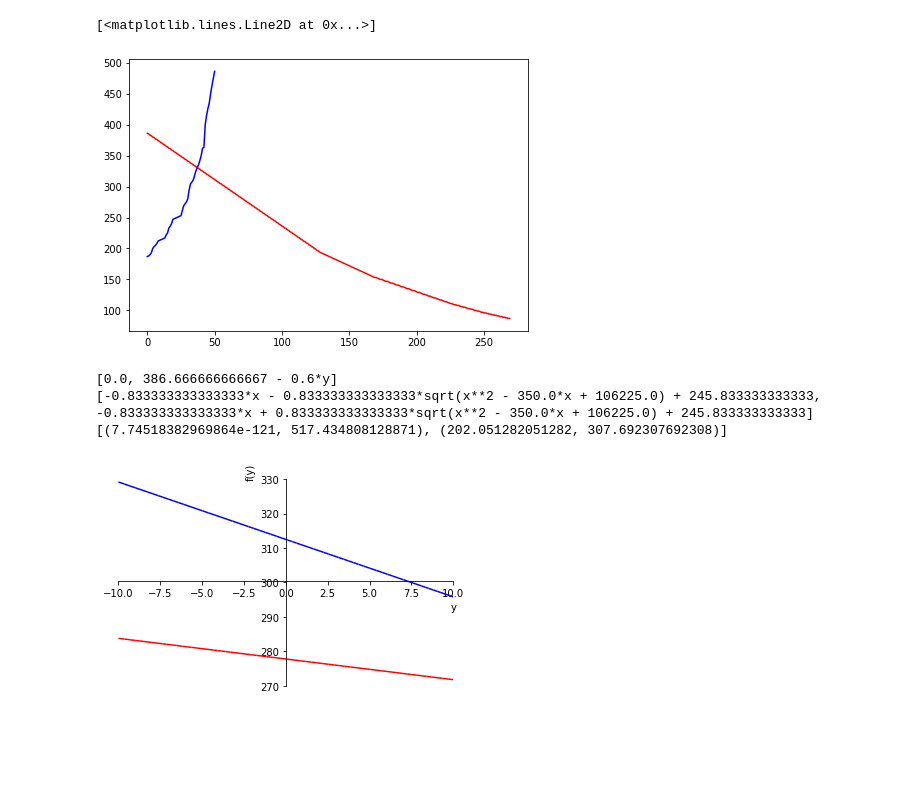
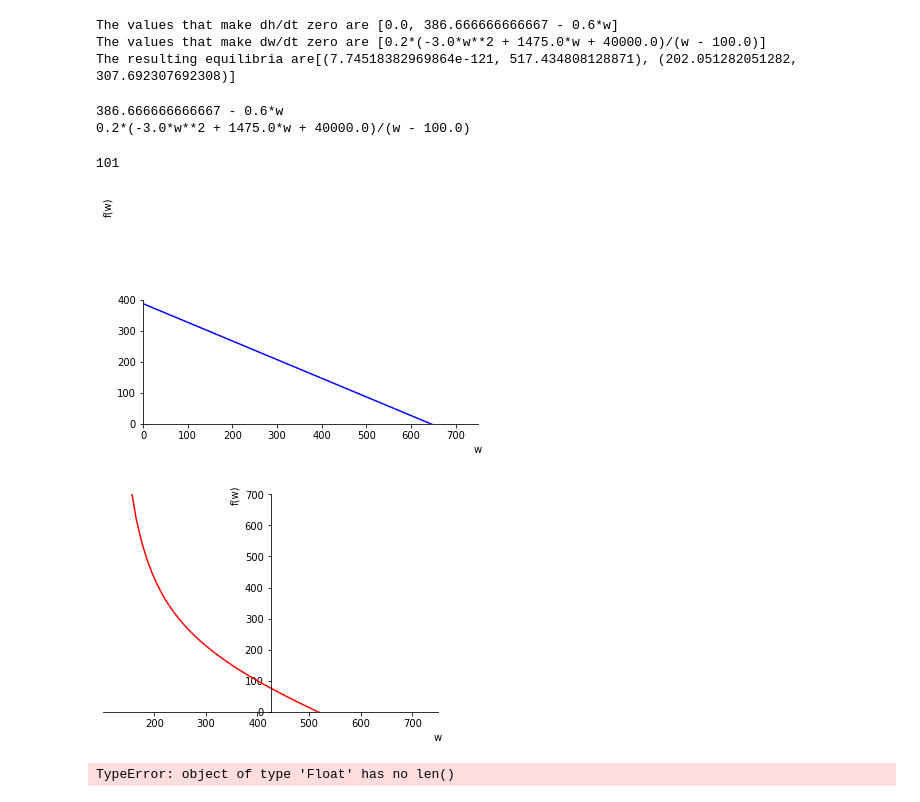
Before and after one commit to o-chandra/stable-states, a Jupyter notebook: Fire Vegetation Model All.ipynb, the cells around one changed output. Saved outputs shown, nothing was run; the diff lists cells and outputs as text; code cells hidden in the pictures; blank space fills up the shorter version.

Commit message:
update to fire veg model
got nullcline generation in sympy working

```diff
--- a/Fire Vegetation Model All.ipynb
+++ b/Fire Vegetation Model All.ipynb
@@ -33,7 +33,7 @@ a=0.5;
 #Scenario B: w_in=500 > beta
 #Scenario C: w_in =750 >> beta
 
-scenario="C"
+scenario="B"
 # %%
 #Define scenario and resulting win (water in), ws, wt parameters (rate of water recharge)
 if (scenario=="A"):
@@ -41,7 +41,7 @@ if (scenario=="A"):
 elif (scenario=="B"):
      win=500
 elif (scenario=="C"):
-        win=700
+        win=750
 
 def ws(alpha,beta,win):
     if win>beta:
@@ -146,46 +117,56 @@ find_h_nullclines(500,500)
-# %%
-#plot nullclines
-
-fig = plt.figure(figsize=(15,5))
-fig.subplots_adjust(wspace = 0.1, hspace = 0.3)
-ax3 = fig.add_subplot(1,2,1)
-
-ax3.plot(null_h, 'r-', label='h nullcline')
-ax3.plot(null_w, 'b-', label='w nullcline')
-# %% [output]
-[<matplotlib.lines.Line2D at 0x...>]
-[figure, removed]
 # %%
 #finding fixed points symbolically
 import sympy as sm
 # define the system in this way--assuming positive phase space only
-# to avoid interference h= x (grass) and w = y (wood)
-x, y = sm.symbols('x, y', negative=False)
-xdot = rh*wt*(x)/(x+u*y+p*ws)-dh*x
-ydot = rw*(wt*(u*y)/(x+u*y+p*ws)+ws)-dw*y
+h, w = sm.symbols('h, w', negative=False)
+hdot = rh*wt*(h)/(h+u*w+p*ws)-dh*h
+wdot = rw*(wt*(u*w)/(h+u*w+p*ws)+ws)-dw*w
+
+
 
 # use sympy's way of setting equations to zero
-xdotEqual = sm.Eq(xdot, 0)
-ydotEqual = sm.Eq(ydot, 0)
+hdotEqual = sm.Eq(hdot, 0)
+wdotEqual = sm.Eq(wdot, 0)
 
 # compute fixed points
-null_h_dot= sm.solve(xdotEqual,x)
-null_w_dot=sm.solve(ydotEqual,y)
-equilibria = sm.solve( (xdotEqual, ydotEqual), x, y )
-print(null_h_dot)
-print(null_w_dot)
-print(equilibria)
+null_h_dot= sm.solve(hdotEqual,h)
+null_w_dot=sm.solve(wdotEqual,h)
+equilibria = sm.solve( (hdotEqual, wdotEqual), h, w )
+print("The values that make dh/dt zero are "+str(null_h_dot)) #where dhdt=0
+print("The values that make dw/dt zero are "+str(null_w_dot)) #where dwdt=0
+print("The resulting equilibria are" +str(equilibria)) #where nullclines intersect
 # %% [output]
-[0.0, 386.666666666667 - 0.6*y]
-[-0.833333333333333*x - 0.833333333333333*sqrt(x**2 - 350.0*x + 106225.0) + 245.833333333333, -0.833333333333333*x + 0.833333333333333*sqrt(x**2 - 350.0*x + 106225.0) + 245.833333333333]
-[(7.74518382969864e-121, 517.434808128871), (202.051282051282, 307.692307692308)]
+The values that make dh/dt zero are [0.0, 386.666666666667 - 0.6*w]
+The values that make dw/dt zero are [0.2*(-3.0*w**2 + 1475.0*w + 40000.0)/(w - 100.0)]
+The resulting equilibria are[(7.74518382969864e-121, 517.434808128871), (202.051282051282, 307.692307692308)]
+# %%
+h_nullcline=null_h_dot[1]
+w_nullcline=null_w_dot[0]
+
+print(h_nullcline)
+print(w_nullcline)
+# %% [output]
+386.666666666667 - 0.6*w
+0.2*(-3.0*w**2 + 1475.0*w + 40000.0)/(w - 100.0)
+# %%
+#define plotting ranges for w to avoid singularities
+if (scenario=="A"):
+    w0=0
+elif (scenario=="B"):
+      w0=101
+elif (scenario=="C"):
+     w0=226
+print(w0)
+# %% [output]
+101
 # %%
-#plot nullclines--this is just way better in desmos, honestly
+#plot nullclines
 from sympy.plotting import plot
-p1=plot(277.777777777778 - 0.6*y,line_color='r', show=False)
-p2=plot(312.5 - 1.66666666666667*x,line_color='b', show=False)
+p1=plot(h_nullcline,(w,0,750), line_color='b',  ylim=[0,700])
+p2=plot(w_nullcline, (w,w0,750),Show=False, line_color='r',ylim=[0,700])
 p1.append(p2[0])
-p1
 p1.show()
 # %% [output]
-[figure, old version]
+[figure, new version]
+[figure, added]
+TypeError: object of type 'Float' has no len()
```
Also changed, not shown: parts of 5 cells of this notebook.
